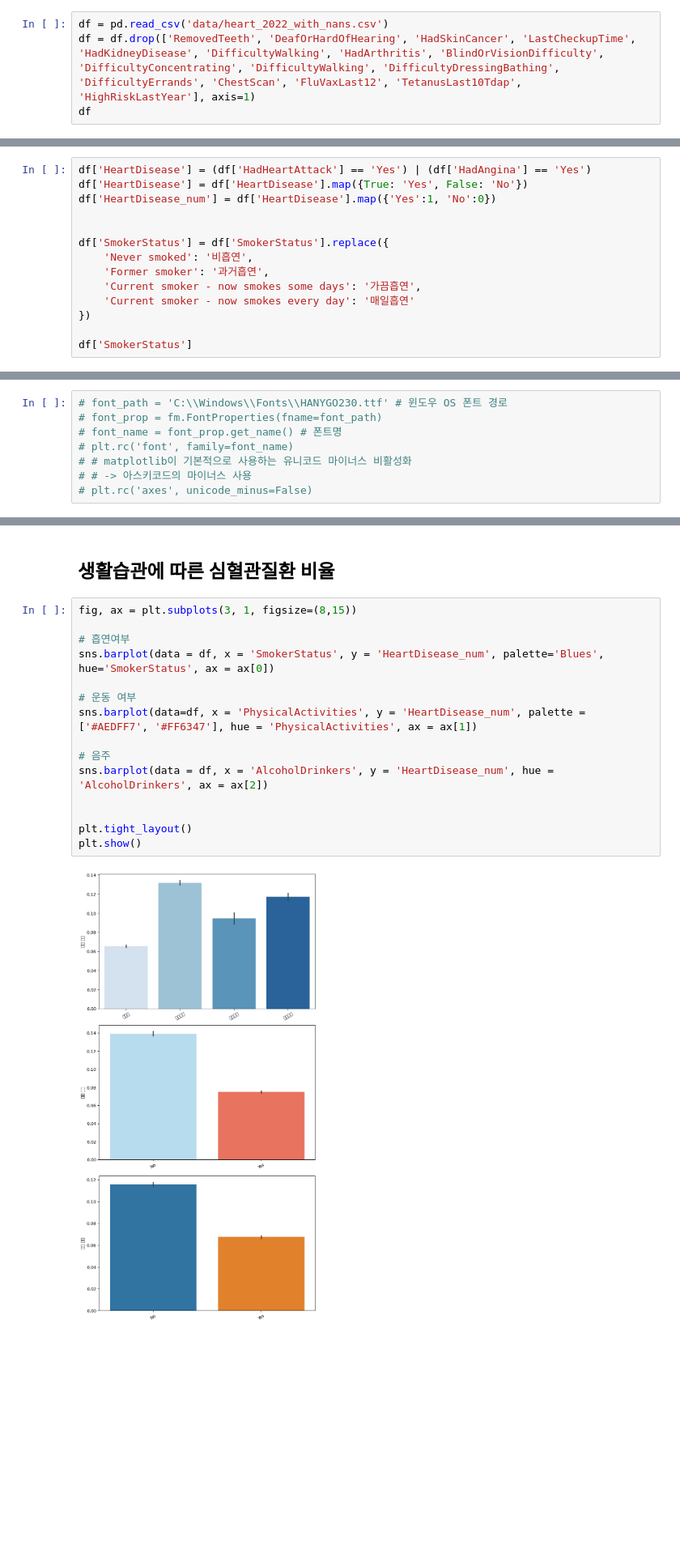
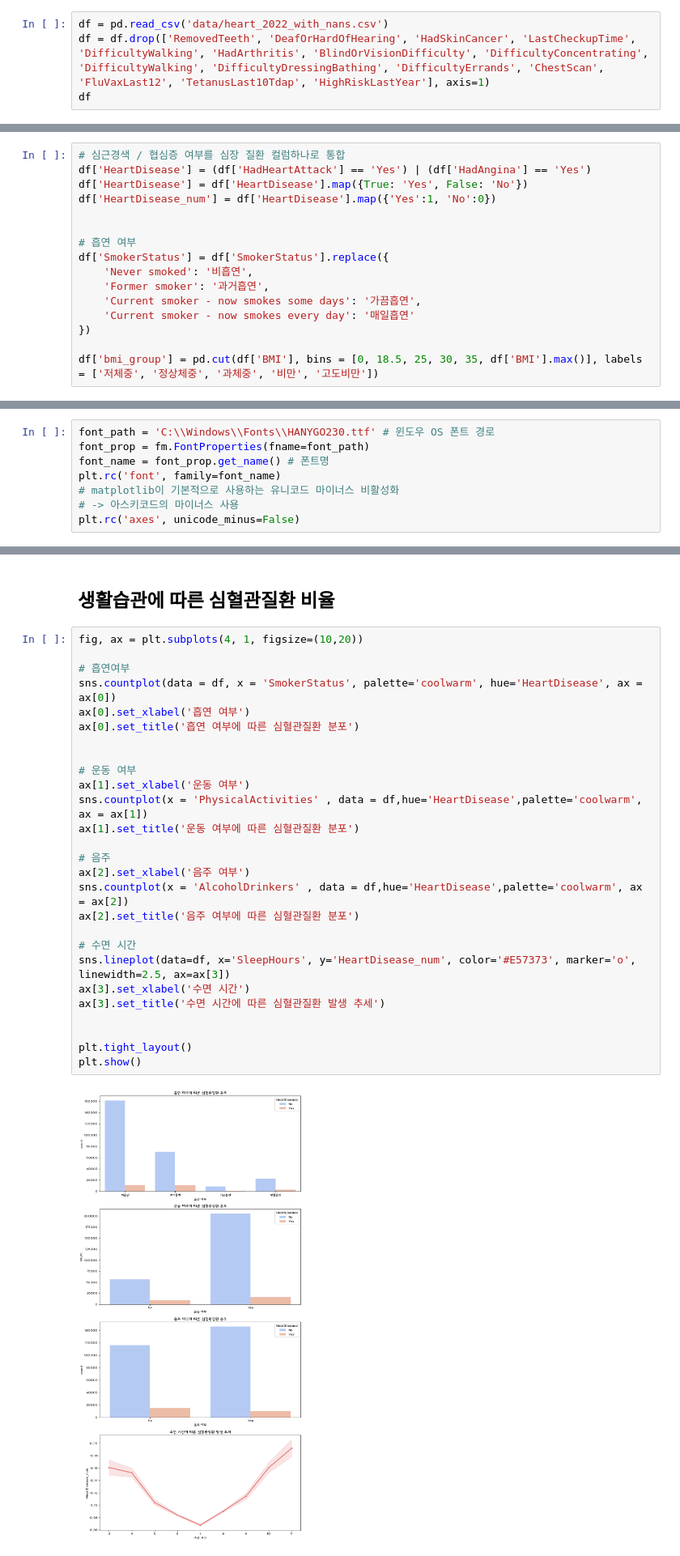
Before and after one commit to Team-3man/disease_analysis, a Jupyter notebook: lks.ipynb, the cells around one changed output, grey strips where cells are left out. Shown at 81% size. Saved outputs shown, nothing was run; the diff lists cells and outputs as text; blank space fills up the shorter version.

```diff
--- a/lks.ipynb
+++ b/lks.ipynb
@@ -44,7 +44,7 @@ BMI 구간별 심장질환 비율
 🍽 인사이트 맛: “운동하지 않고 수면이 짧은 고BMI 흡연군은 위험률이 2배↑”
 # %%
 df = pd.read_csv('data/heart_2022_with_nans.csv')
-df = df.drop(['RemovedTeeth', 'DeafOrHardOfHearing', 'HadSkinCancer', 'LastCheckupTime',  'HadKidneyDisease', 'DifficultyWalking', 'HadArthritis', 'BlindOrVisionDifficulty', 'DifficultyConcentrating', 'DifficultyWalking', 'DifficultyDressingBathing', 'DifficultyErrands', 'ChestScan', 'FluVaxLast12', 'TetanusLast10Tdap', 'HighRiskLastYear'], axis=1)
+df = df.drop(['RemovedTeeth', 'DeafOrHardOfHearing', 'HadSkinCancer', 'LastCheckupTime', 'DifficultyWalking', 'HadArthritis', 'BlindOrVisionDifficulty', 'DifficultyConcentrating', 'DifficultyWalking', 'DifficultyDressingBathing', 'DifficultyErrands', 'ChestScan', 'FluVaxLast12', 'TetanusLast10Tdap', 'HighRiskLastYear'], axis=1)
 df
 # %% [output]
 |  | State | Sex | GeneralHealth | PhysicalHealthDays | MentalHealthDays | PhysicalActivities | SleepHours | ... |
@@ -77,9 +131,11 @@ df = df.dropna().reset_index()
 # %%
+# 심근경색 / 협심증 여부를 심장 질환 컬럼하나로 통합
 df['HeartDisease'] = (df['HadHeartAttack'] == 'Yes') | (df['HadAngina'] == 'Yes')
 df['HeartDisease'] = df['HeartDisease'].map({True: 'Yes', False: 'No'})
 df['HeartDisease_num'] = df['HeartDisease'].map({'Yes':1, 'No':0})
 
 
+# 흡연 여부
 df['SmokerStatus'] = df['SmokerStatus'].replace({
     'Never smoked': '비흡연',
     'Former smoker': '과거흡연',
@@ -87,4 +143,4 @@ df['SmokerStatus'] = df['SmokerStatus'].replace({
     'Current smoker - now smokes every day': '매일흡연'
 })
 
-df['SmokerStatus']
+df['bmi_group'] = pd.cut(df['BMI'], bins = [0, 18.5, 25, 30, 35, df['BMI'].max()], labels = ['저체중', '정상체중', '과체중', '비만', '고도비만'])
@@ -104,13 +192,13 @@ Name: SmokerStatus, Length: 289296, dtype: object
 # %% [markdown]
 ## 심장질환 여부
 # %%
-# font_path = 'C:\\Windows\\Fonts\\HANYGO230.ttf' # 윈도우 OS 폰트 경로
-# font_prop = fm.FontProperties(fname=font_path)
-# font_name = font_prop.get_name() # 폰트명
-# plt.rc('font', family=font_name)
-# # matplotlib이 기본적으로 사용하는 유니코드 마이너스 비활성화
-# # -> 아스키코드의 마이너스 사용
-# plt.rc('axes', unicode_minus=False)
+font_path = 'C:\\Windows\\Fonts\\HANYGO230.ttf' # 윈도우 OS 폰트 경로
+font_prop = fm.FontProperties(fname=font_path)
+font_name = font_prop.get_name() # 폰트명
+plt.rc('font', family=font_name)
+# matplotlib이 기본적으로 사용하는 유니코드 마이너스 비활성화
+# -> 아스키코드의 마이너스 사용
+plt.rc('axes', unicode_minus=False)
 # %%
 
 
@@ -187,19 +284,31 @@ plt.show()
 # %% [markdown]
 ## 생활습관에 따른 심혈관질환 비율
 # %%
-fig, ax = plt.subplots(3, 1, figsize=(8,15))
+fig, ax = plt.subplots(4, 1, figsize=(10,20))
 
 # 흡연여부
-sns.barplot(data = df, x = 'SmokerStatus', y = 'HeartDisease_num', palette='Blues', hue='SmokerStatus', ax = ax[0])
+sns.countplot(data = df, x = 'SmokerStatus', palette='coolwarm', hue='HeartDisease', ax = ax[0])
+ax[0].set_xlabel('흡연 여부')
+ax[0].set_title('흡연 여부에 따른 심혈관질환 분포')
+
 
 # 운동 여부
-sns.barplot(data=df, x = 'PhysicalActivities', y = 'HeartDisease_num', palette = ['#AEDFF7', '#FF6347'], hue = 'PhysicalActivities', ax = ax[1])
+ax[1].set_xlabel('운동 여부')
+sns.countplot(x = 'PhysicalActivities' , data = df,hue='HeartDisease',palette='coolwarm', ax = ax[1])
+ax[1].set_title('운동 여부에 따른 심혈관질환 분포')
 
 # 음주
-sns.barplot(data = df, x = 'AlcoholDrinkers', y = 'HeartDisease_num', hue = 'AlcoholDrinkers', ax = ax[2])
+ax[2].set_xlabel('음주 여부')
+sns.countplot(x = 'AlcoholDrinkers' , data = df,hue='HeartDisease',palette='coolwarm', ax = ax[2])
+ax[2].set_title('음주 여부에 따른 심혈관질환 분포')
+
+# 수면 시간
+sns.lineplot(data=df, x='SleepHours', y='HeartDisease_num', color='#E57373', marker='o', linewidth=2.5, ax=ax[3])
+ax[3].set_xlabel('수면 시간')
+ax[3].set_title('수면 시간에 따른 심혈관질환 발생 추세')
 
 
 plt.tight_layout()
 plt.show()
 # %% [output]
-[figure, old version]
+[figure, new version]
```
Also changed, not shown: parts of 32 cells of this notebook.
